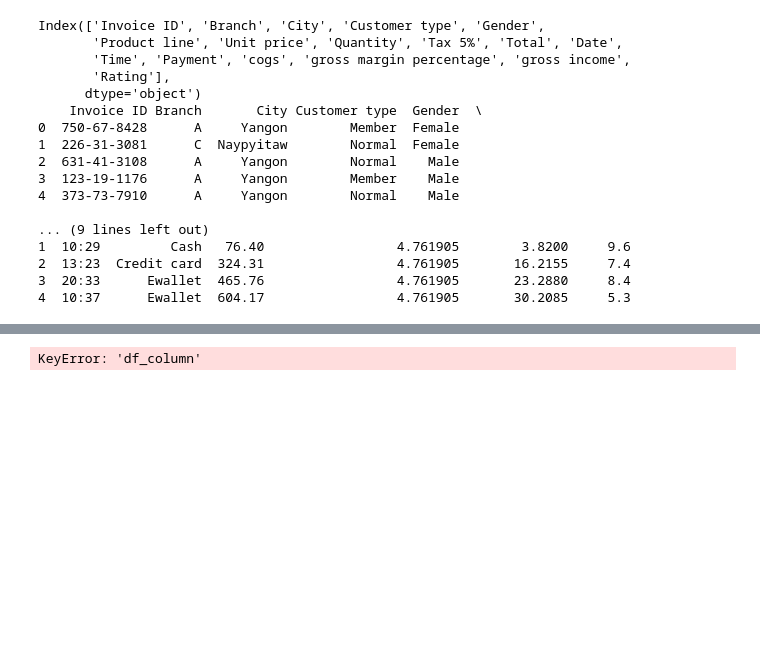
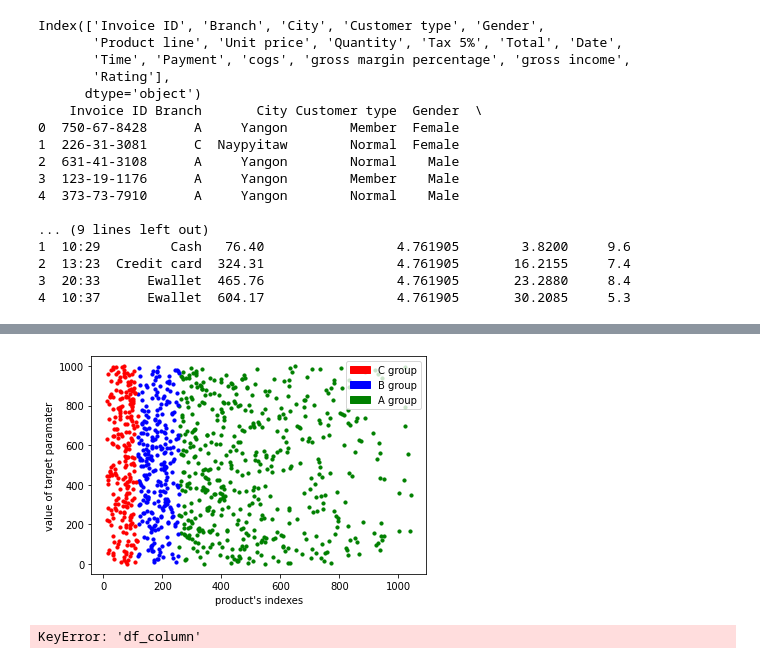
Before and after one commit to ranagul/-, a Jupyter notebook: abc_analysis2.ipynb, the cells around one changed output, grey strips where cells are left out. Cells and saved outputs as stored; diff of their text form; code cells hidden in the pictures; blank space fills up the shorter version.

```diff
--- a/abc_analysis2.ipynb
+++ b/abc_analysis2.ipynb
@@ -111,3 +145,16 @@ Name: Invoice ID, dtype: object
+# %%
+plt.scatter(df['Total'][a.index.values], a.index.values, color='green', s=10)
+plt.scatter(df['Total'][b.index.values], b.index.values, color='blue', s=10)
+plt.scatter(df['Total'][c.index.values], c.index.values, color='red', s=10)
+plt.xlabel('product\'s indexes')
+plt.ylabel('value of target paramater')
+red_patch = mpatches.Patch(color='red', label='C group')
+red_patch_1 = mpatches.Patch(color='blue', label='B group')
+red_patch_2 = mpatches.Patch(color='green', label='A group')
+plt.legend(handles=[red_patch, red_patch_1, red_patch_2])
+plt.savefig('abc_pictures/all_groups.png', format='png', dpi=600)
+# %% [output]
+[figure, added]
 # %%
 df.groupby('df_column').mean()
 # %% [output]
```
Also changed, not shown: parts of 16 cells of this notebook, 13 other files.
